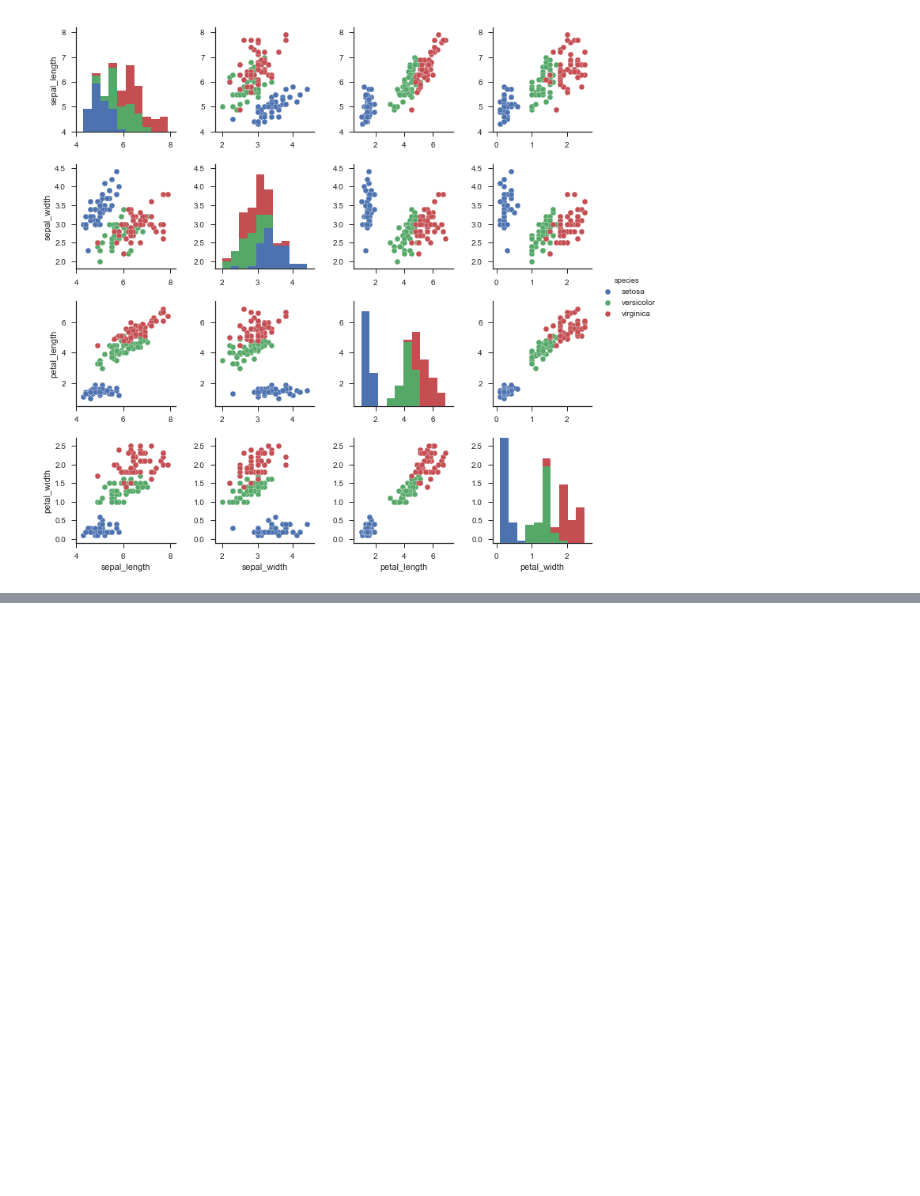
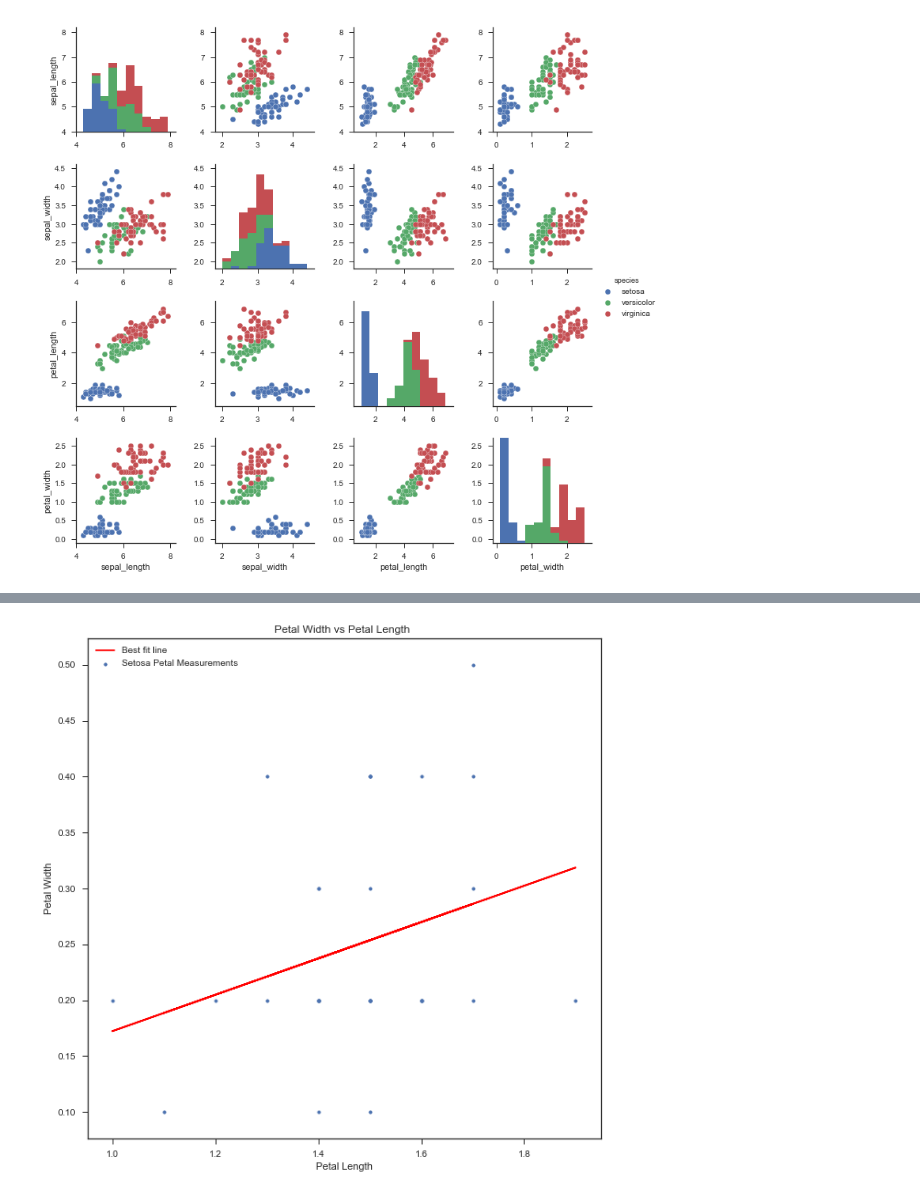
Before and after one commit to greall2/Jupyter-Pyplot-Numpy-Problem-Sheet, a Jupyter notebook: Solutions/Solution.ipynb, the cells around one changed output, grey strips where cells are left out. Cells and saved outputs as stored; diff of their text form; code cells hidden in the pictures; blank space fills up the shorter version.

```diff
--- a/Solutions/Solution.ipynb
+++ b/Solutions/Solution.ipynb
@@ -149,0 +155,24 @@ pl.show()
+# %%
+#joining arrays together
+irisData = np.column_stack((sepalLength, sepalWidth, petalLength, petalWidth,classes))
+# filter to data that have setosa class in column 4
+filterSetosa = (irisData[np.in1d(irisData[:,4],'setosa')])
+setosaTrans = filterSetosa.transpose()
+
+# removing string with class value (setosa) from arrays and converting DType to float
+setosaData = (np.delete(setosaTrans, (4), axis=0)).astype(np.float)
+
+#using numpy to get best fit line
+m, c = np.polyfit(setosaData[2],setosaData[3], 1)
+
+#plotting best fit line
+pl.scatter(setosaData[2], setosaData[3], marker='.', label='Setosa Petal Measurements')
+pl.plot(setosaData[2], m * setosaData[2] + c, 'r', label='Best fit line')
+
+pl.title('Petal Width vs Petal Length ')
+pl.xlabel('Petal Length')
+pl.ylabel('Petal Width')
+pl.legend()
+pl.show()
+# %% [output]
+[figure, added]
```
Also changed, not shown: parts of 2 cells of this notebook.
